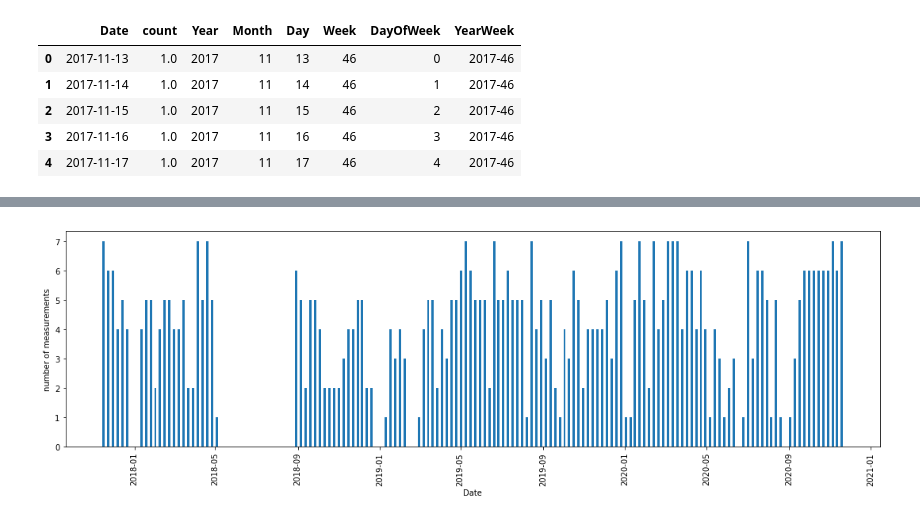
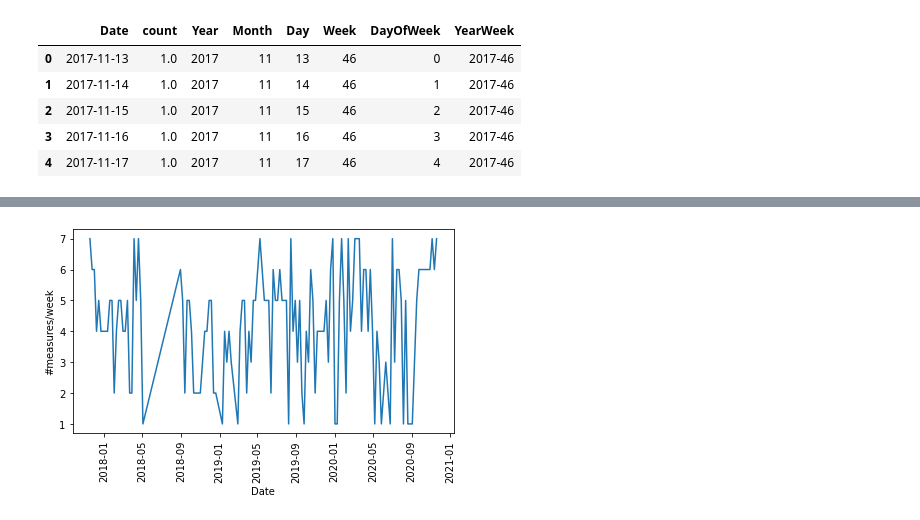
Before and after one commit to mt82/Peso, a Jupyter notebook: PyPeso.ipynb, the cells around one changed output, grey strips where cells are left out. Cells and saved outputs as stored; diff of their text form; code cells hidden in the pictures.

```diff
--- a/PyPeso.ipynb
+++ b/PyPeso.ipynb
@@ -14,6 +15,7 @@ pdf = matplotlib.backends.backend_pdf.PdfPages("peso.pdf")
 df = pd.read_csv("./data/SWT_EXPORT_11_15_20_13_40.csv",
                  parse_dates=["Date"],
                  dtype={"Date":"str", "Weight":"float"})
+df=df.drop_duplicates()
 df.head()
 # %% [output]
 |  | Date | Weight |
@@ -261,12 +272,12 @@ plt.show()
 # %%
-fig, ax = plt.subplots(figsize=(15,5))
+fig, ax = plt.subplots()
 ax.xaxis.set_major_formatter(mdates.DateFormatter("%Y-%m"))
-ax.bar(x=df_week["Date"],height=df_week["count"],width=3.5, align='center')
+ax.plot(df_week["Date"],df_week["count"])
 plt.xlabel("Date")
-plt.ylabel("number of measurements")
+plt.ylabel("#measures/week")
 plt.xticks(rotation=90)
 plt.tight_layout()
 plt.show()
-#pdf.savefig(fig)
+pdf.savefig(fig)
 # %% [output]
-[figure, old version]
+[figure, new version]
```
Also changed, not shown: parts of 27 cells of this notebook.
